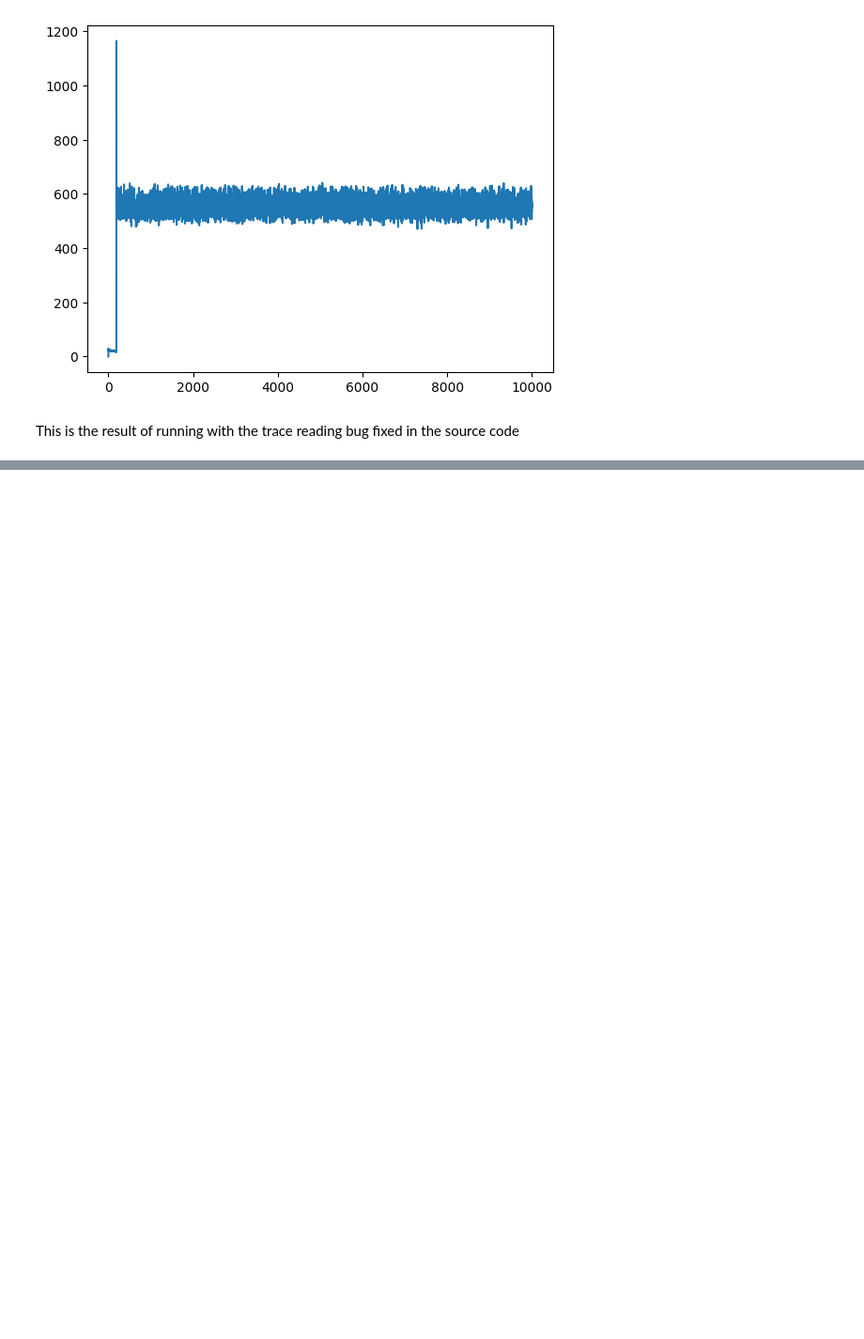
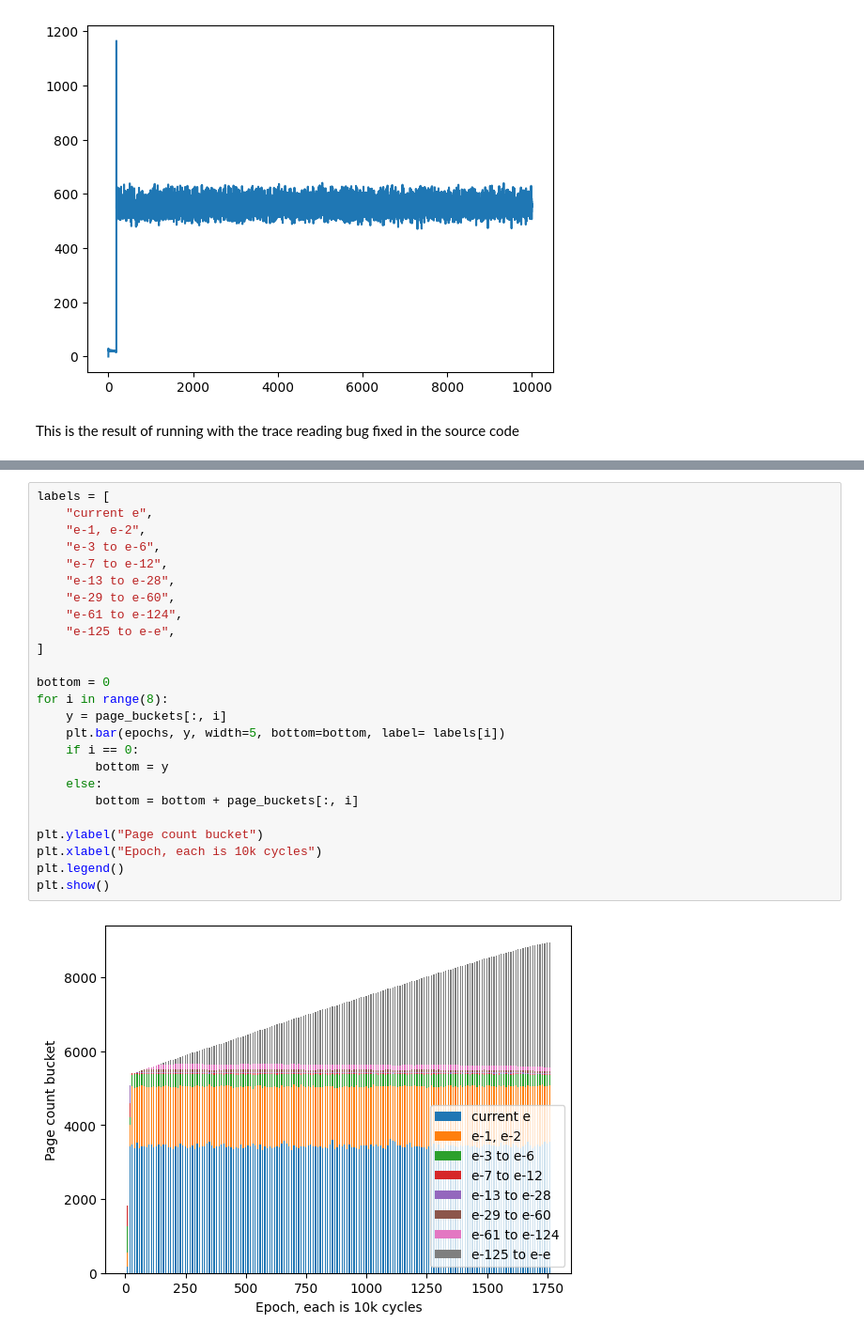
Before and after one commit to tiendatngcs/aimm, a Jupyter notebook: aimmu/gym-memenv/gym_memenv/envs/stats_analysis.ipynb, the cells around one changed output, grey strips where cells are left out. Shown: that part at 94% size. Saved outputs shown, nothing was run; the diff lists cells and outputs as text; blank space fills up the shorter version.

```diff
--- a/aimmu/gym-memenv/gym_memenv/envs/stats_analysis.ipynb
+++ b/aimmu/gym-memenv/gym_memenv/envs/stats_analysis.ipynb
@@ -127,0 +193,27 @@ This is the result of running with the trace reading bug fixed in the source cod
+# %%
+labels = [
+    "current e",
+    "e-1, e-2",
+    "e-3 to e-6",
+    "e-7 to e-12",
+    "e-13 to e-28",
+    "e-29 to e-60",
+    "e-61 to e-124",
+    "e-125 to e-e",
+]
+
+bottom = 0
+for i in range(8):
+    y = page_buckets[:, i]
+    plt.bar(epochs, y, width=5, bottom=bottom, label= labels[i])
+    if i == 0:
+        bottom = y
+    else:
+        bottom = bottom + page_buckets[:, i]
+
+plt.ylabel("Page count bucket")
+plt.xlabel("Epoch, each is 10k cycles")
+plt.legend()
+plt.show()
+# %% [output]
+[figure, added]
```
Also changed, not shown: parts of 14 cells of this notebook, 27 other files.
